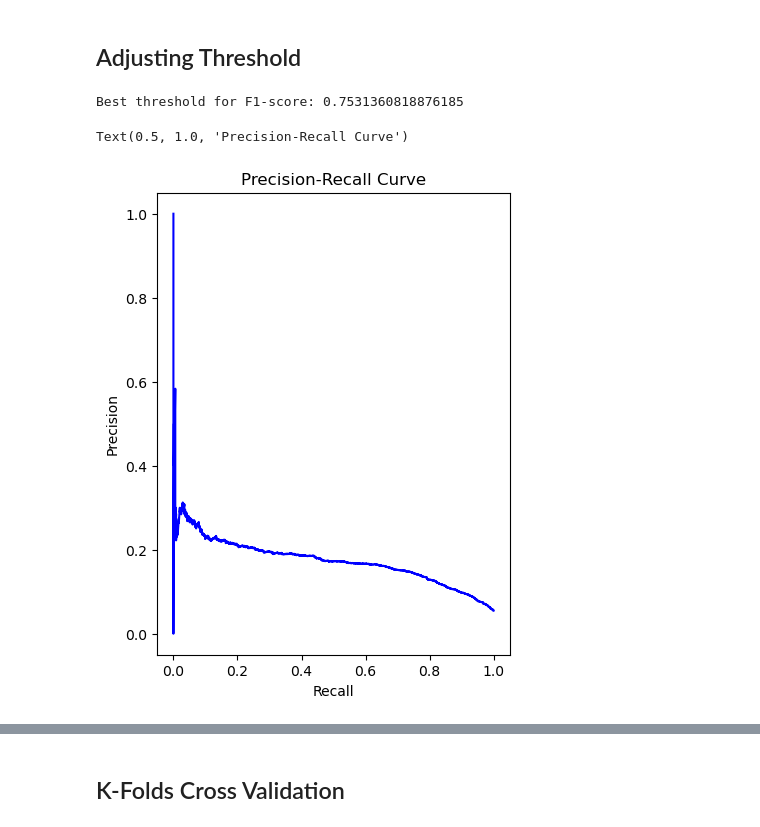
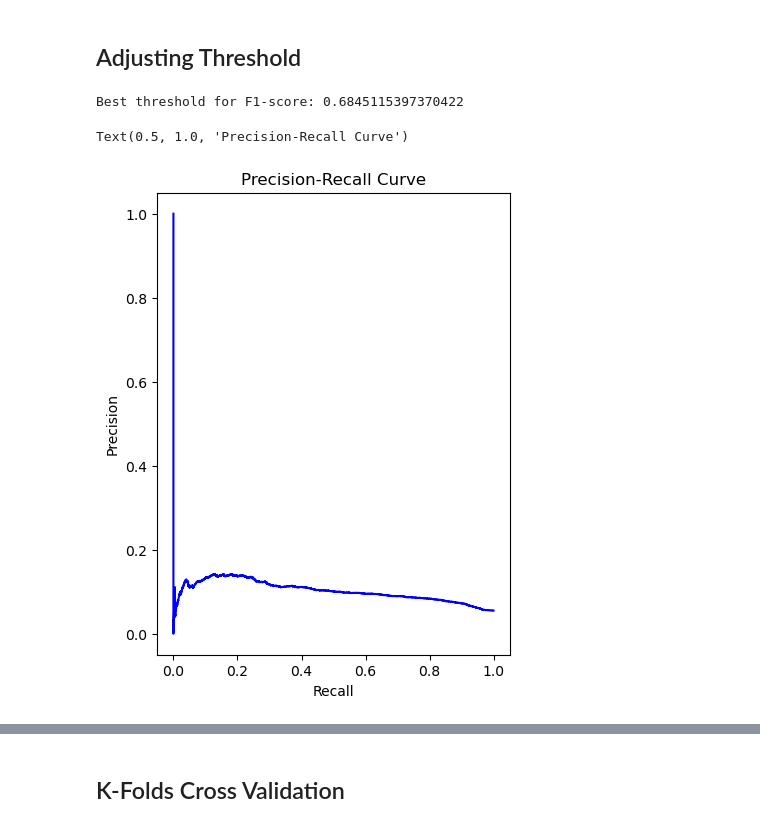
Before and after one commit to bernisschow/CS3244-Fraud-Detection-in-Electricity-and-Gas-Consumption, a Jupyter notebook: logreg model.ipynb, the cells around one changed output, grey strips where cells are left out. Drawn from its saved outputs; the diff is of its cells as text; code cells hidden in the pictures.

```diff
--- a/logreg model.ipynb
+++ b/logreg model.ipynb
@@ -142,12 +145,12 @@ print(f"Best number of features to select: {best_n_features}")
 # %% [output]
 Best number of features to select: 40
 # %%
-rfe = RFE(estimator=LogisticRegression(max_iter=5000), n_features_to_select=40)
+rfe = RFE(estimator=LogisticRegression(max_iter=500), n_features_to_select=40)
 X_train_rfe = rfe.fit_transform(X_train, y_train)
 
 X_val_rfe = X_val.iloc[:, rfe.support_] if hasattr(X_val, 'iloc') else X_val[:, rfe.support_]
 
-log_reg = LogisticRegression(max_iter=5000)
+log_reg = LogisticRegression(max_iter=500)
 log_reg.fit(X_train_rfe, y_train)
 
 y_pred = log_reg.predict(X_val_rfe)
@@ -229,13 +232,0 @@ Accuracy: 0.5660116246886244
-# %%
-param_grid = {
-    'C': [0.01, 0.1, 1, 10, 100],
-    'penalty': ['l1', 'l2'],
-    'max_iter': [100, 500, 1000]
-}
-
-log_reg = LogisticRegression()
-grid_search = GridSearchCV(log_reg, param_grid, cv=5, scoring='f1', verbose=0)
-grid_search.fit(X_train, y_train)
-
-print("Best Parameters:", grid_search.best_params_)
-print("Best Score:", grid_search.best_score_)
@@ -261,0 +346,10 @@ Best Score: 0.7669167469140487
+# %%
+# Get the best parameters from Optuna
+best_trial = study.best_trial
+best_params = study.best_params
+print("Best Hyperparameters:", best_params)
+print("Best cross-validation F1-score:", study.best_value)
+
+# Extracting best parameters
+best_C = best_params['C']
+best_penalty = best_params['penalty']
@@ -285,22 +361,26 @@ Accuracy: 0.5765753298274748
+# %%
+best_model = LogisticRegression(C=best_C, penalty=best_penalty, max_iter=500)
+best_model.fit(X_train_pca, y_train)
+y_pred = best_model.predict(X_val_pca)
 # %% [markdown]
 ## Adjusting Threshold
 # %%
-y_prob = best_model.predict_proba(X_val)[:, 1]
+y_prob = best_model.predict_proba(X_val_pca)[:, 1]
 precision, recall, threshold = precision_recall_curve(y_val, y_prob)
 f1_scores = np.where((precision + recall) == 0, 0, 2 * (precision * recall) / (precision + recall))
 best_threshold = threshold[np.argmax(f1_scores)]
 print(f"Best threshold for F1-score: {best_threshold}")
 
 plt.figure(figsize=(10, 6))
 plt.subplot(1, 2, 1)
 plt.plot(recall, precision, color='blue')
 plt.xlabel('Recall')
 plt.ylabel('Precision')
 plt.title('Precision-Recall Curve')
 # %% [output]
-Best threshold for F1-score: 0.7531360818876185
+Best threshold for F1-score: 0.6845115397370422
 Text(0.5, 1.0, 'Precision-Recall Curve')
-[figure, old version]
+[figure, new version]
 # %%
 y_pred_best_threshold = (y_prob >= best_threshold).astype(int)
 print(classification_report(y_val, y_pred_best_threshold))
```
Also changed, not shown: parts of 30 cells of this notebook.
